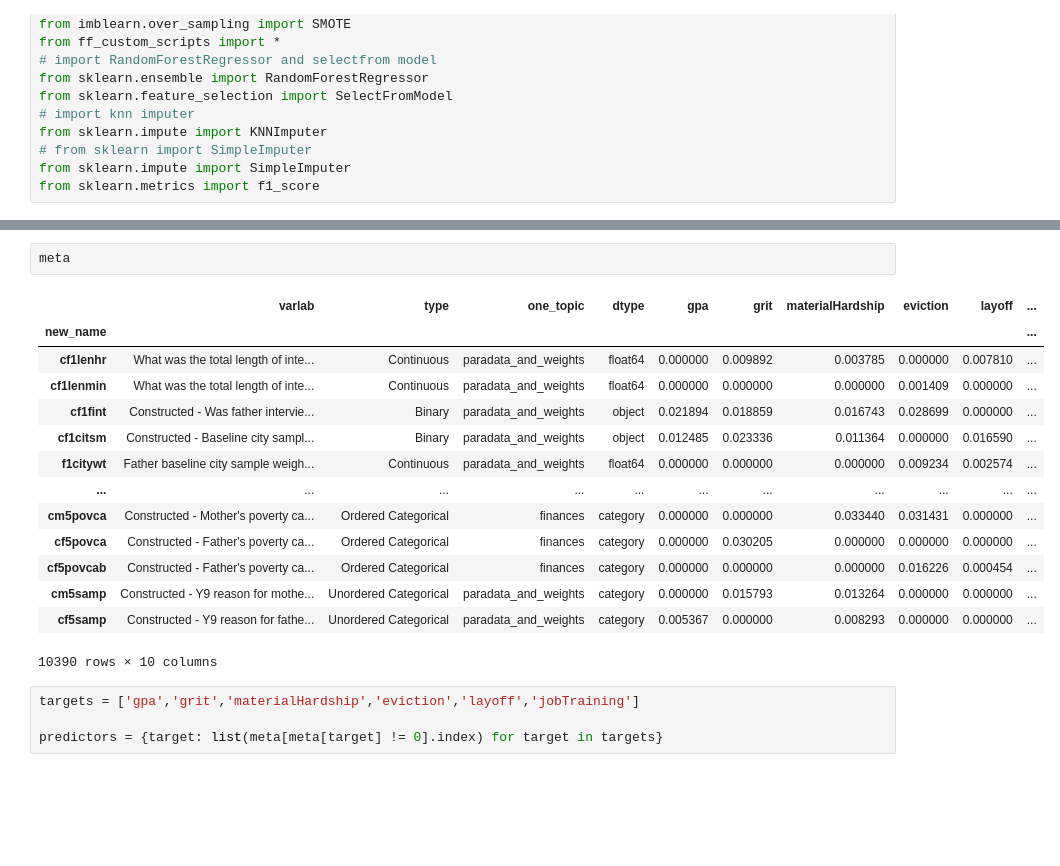
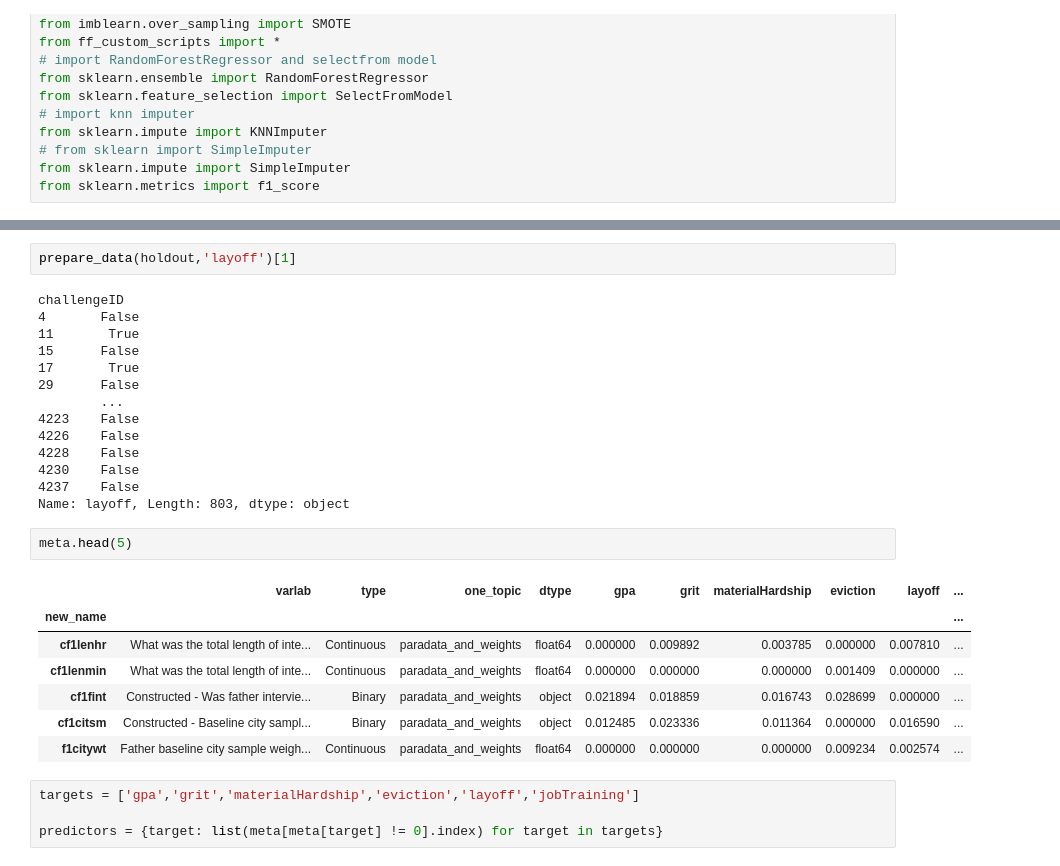
Before and after one commit to belisards/ff_applied_ml, a Jupyter notebook: scripts/model-bayes-xgboost-run2503.ipynb, the cells around one changed output, grey strips where cells are left out. Saved outputs shown, nothing was run; the diff lists cells and outputs as text; blank space fills up the shorter version.

```diff
--- a/scripts/model-bayes-xgboost-run2503.ipynb
+++ b/scripts/model-bayes-xgboost-run2503.ipynb
@@ -51,20 +85,29 @@ train
+# %%
+prepare_data(holdout,'layoff')[1]
+# %% [output]
+challengeID
+4       False
+11       True
+15      False
+17       True
+29      False
+        ...
+4223    False
+4226    False
+4228    False
+4230    False
+4237    False
+Name: layoff, Length: 803, dtype: object
 # %%
-meta
+meta.head(5)
 # %% [output]
 |  | varlab | type | one_topic | dtype | gpa | grit | materialHardship | eviction | layoff | ... |
 | new_name |  |  |  |  |  |  |  |  |  | ... |
 | cf1lenhr | What was the total length of inte... | Continuous | paradata_and_weights | float64 | 0.000000 | 0.009892 | 0.003785 | 0.000000 | 0.007810 | ... |
 | cf1lenmin | What was the total length of inte... | Continuous | paradata_and_weights | float64 | 0.000000 | 0.000000 | 0.000000 | 0.001409 | 0.000000 | ... |
 | cf1fint | Constructed - Was father intervie... | Binary | paradata_and_weights | object | 0.021894 | 0.018859 | 0.016743 | 0.028699 | 0.000000 | ... |
 | cf1citsm | Constructed - Baseline city sampl... | Binary | paradata_and_weights | object | 0.012485 | 0.023336 | 0.011364 | 0.000000 | 0.016590 | ... |
 | f1citywt | Father baseline city sample weigh... | Continuous | paradata_and_weights | float64 | 0.000000 | 0.000000 | 0.000000 | 0.009234 | 0.002574 | ... |
-| ... | ... | ... | ... | ... | ... | ... | ... | ... | ... | ... |
-| cm5povca | Constructed - Mother's poverty ca... | Ordered Categorical | finances | category | 0.000000 | 0.000000 | 0.033440 | 0.031431 | 0.000000 | ... |
-| cf5povca | Constructed - Father's poverty ca... | Ordered Categorical | finances | category | 0.000000 | 0.030205 | 0.000000 | 0.000000 | 0.000000 | ... |
-| cf5povcab | Constructed - Father's poverty ca... | Ordered Categorical | finances | category | 0.000000 | 0.000000 | 0.000000 | 0.016226 | 0.000454 | ... |
-| cm5samp | Constructed - Y9 reason for mothe... | Unordered Categorical | paradata_and_weights | category | 0.000000 | 0.015793 | 0.013264 | 0.000000 | 0.000000 | ... |
-| cf5samp | Constructed - Y9 reason for fathe... | Unordered Categorical | paradata_and_weights | category | 0.005367 | 0.000000 | 0.008293 | 0.000000 | 0.000000 | ... |
-10390 rows × 10 columns
 # %%
 targets = ['gpa','grit','materialHardship','eviction','layoff','jobTraining']
 
```
Also changed, not shown: parts of 13 cells of this notebook, 4 other files.
